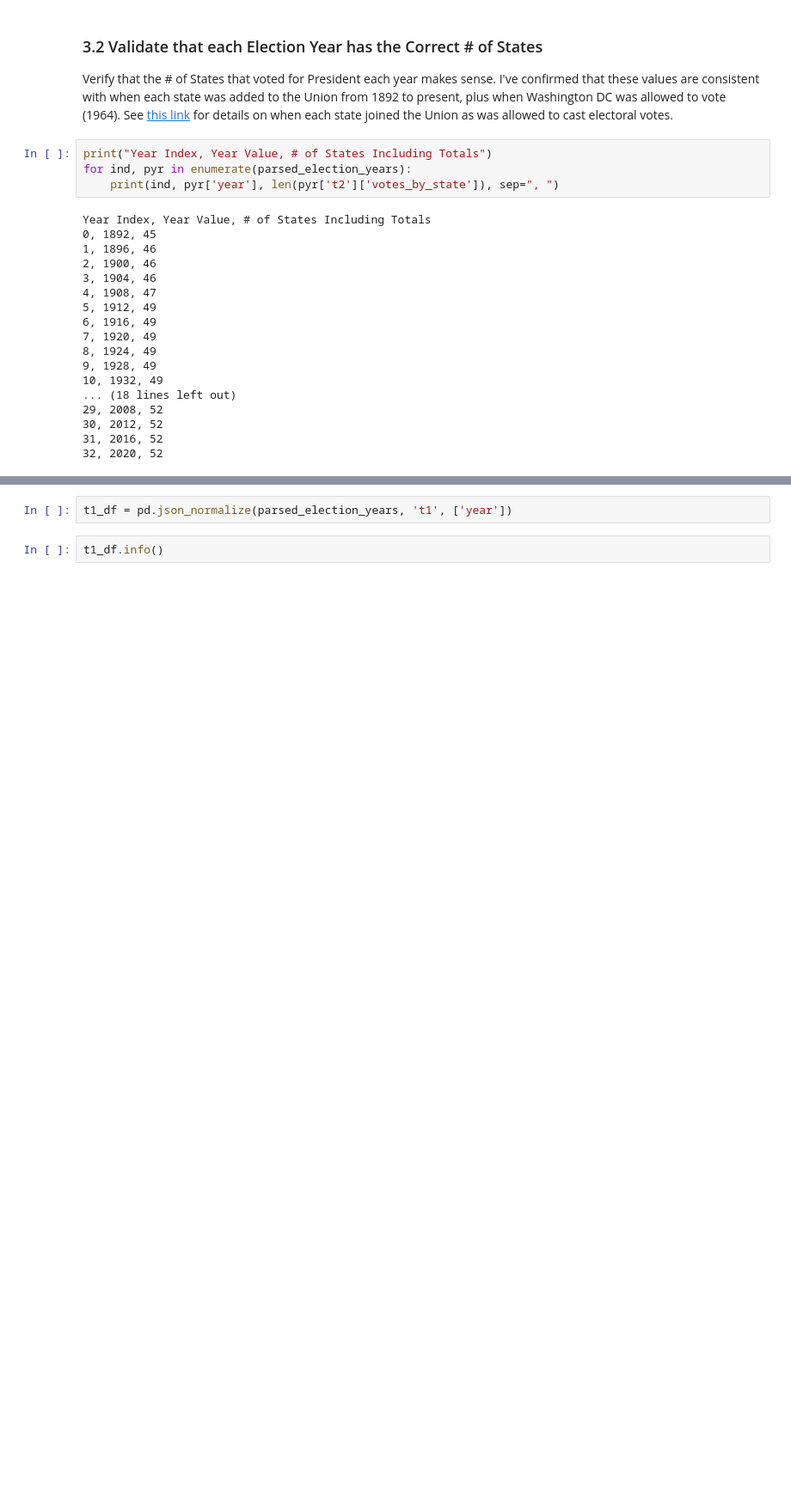
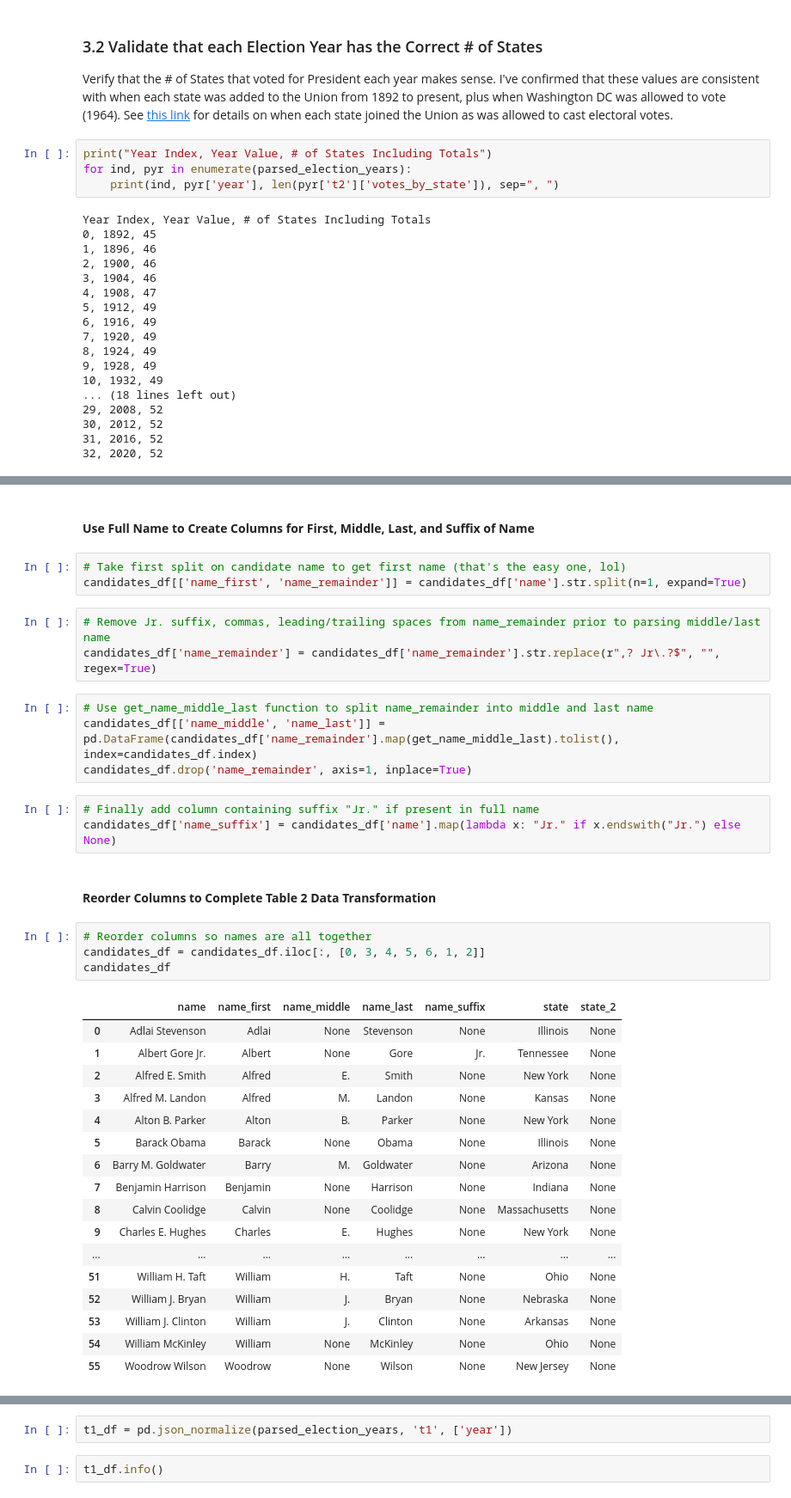
Before and after one commit to frederick-douglas-pearce/us-presidential-vote-analysis, a Jupyter notebook: step1_electoral_college_data.ipynb, the cells around one changed output, grey strips where cells are left out. Shown at 86% size. Cells and saved outputs as stored; diff of their text form; blank space fills up the shorter version.

Commit message:
Transform, validate candidate state, party

```diff
--- a/step1_electoral_college_data.ipynb
+++ b/step1_electoral_college_data.ipynb
@@ -349,0 +488,39 @@ This section creates a Candidate fact table that will be written to Postgres in
+# %% [markdown]
+#### **Use Full Name to Create Columns for First, Middle, Last, and Suffix of Name**
+# %%
+# Take first split on candidate name to get first name (that's the easy one, lol)
+candidates_df[['name_first', 'name_remainder']] = candidates_df['name'].str.split(n=1, expand=True)
+# %%
+# Remove Jr. suffix, commas, leading/trailing spaces from name_remainder prior to parsing middle/last name
+candidates_df['name_remainder'] = candidates_df['name_remainder'].str.replace(r",? Jr\.?$", "", regex=True)
+# %%
+# Use get_name_middle_last function to split name_remainder into middle and last name
+candidates_df[['name_middle', 'name_last']] = pd.DataFrame(candidates_df['name_remainder'].map(get_name_middle_last).tolist(), index=candidates_df.index)
+candidates_df.drop('name_remainder', axis=1, inplace=True)
+# %%
+# Finally add column containing suffix "Jr." if present in full name
+candidates_df['name_suffix'] = candidates_df['name'].map(lambda x: "Jr." if x.endswith("Jr.") else None)
+# %% [markdown]
+#### **Reorder Columns to Complete Table 2 Data Transformation**
+# %%
+# Reorder columns so names are all together
+candidates_df = candidates_df.iloc[:, [0, 3, 4, 5, 6, 1, 2]]
+candidates_df
+# %% [output]
+|  | name | name_first | name_middle | name_last | name_suffix | state | state_2 |
+| 0 | Adlai Stevenson | Adlai | None | Stevenson | None | Illinois | None |
+| 1 | Albert Gore Jr. | Albert | None | Gore | Jr. | Tennessee | None |
+| 2 | Alfred E. Smith | Alfred | E. | Smith | None | New York | None |
+| 3 | Alfred M. Landon | Alfred | M. | Landon | None | Kansas | None |
+| 4 | Alton B. Parker | Alton | B. | Parker | None | New York | None |
+| 5 | Barack Obama | Barack | None | Obama | None | Illinois | None |
+| 6 | Barry M. Goldwater | Barry | M. | Goldwater | None | Arizona | None |
+| 7 | Benjamin Harrison | Benjamin | None | Harrison | None | Indiana | None |
+| 8 | Calvin Coolidge | Calvin | None | Coolidge | None | Massachusetts | None |
+| 9 | Charles E. Hughes | Charles | E. | Hughes | None | New York | None |
+| ... | ... | ... | ... | ... | ... | ... | ... |
+| 51 | William H. Taft | William | H. | Taft | None | Ohio | None |
+| 52 | William J. Bryan | William | J. | Bryan | None | Nebraska | None |
+| 53 | William J. Clinton | William | J. | Clinton | None | Arkansas | None |
+| 54 | William McKinley | William | None | McKinley | None | Ohio | None |
+| 55 | Woodrow Wilson | Woodrow | None | Wilson | None | New Jersey | None |
```
Also changed, not shown: parts of 46 cells of this notebook.
